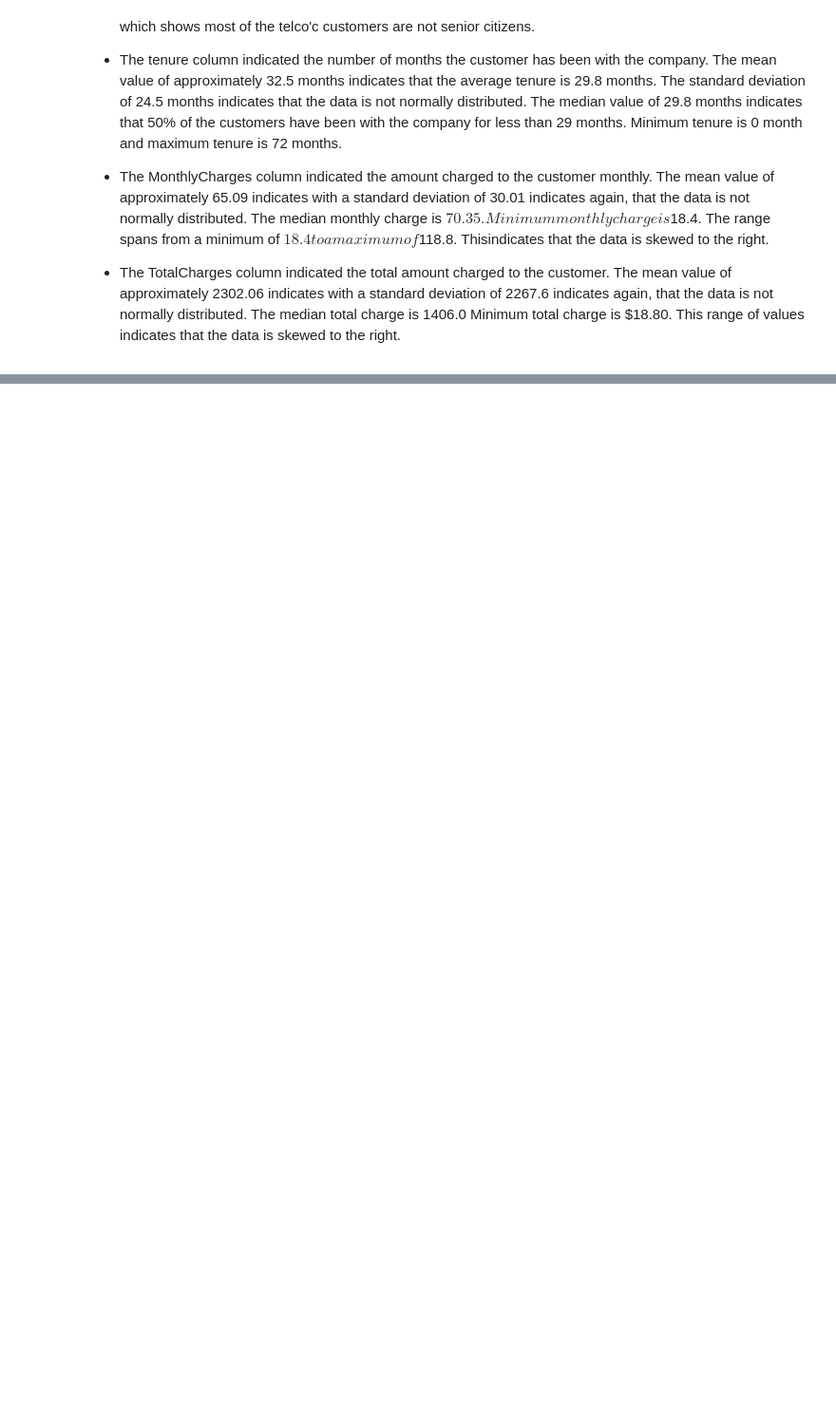
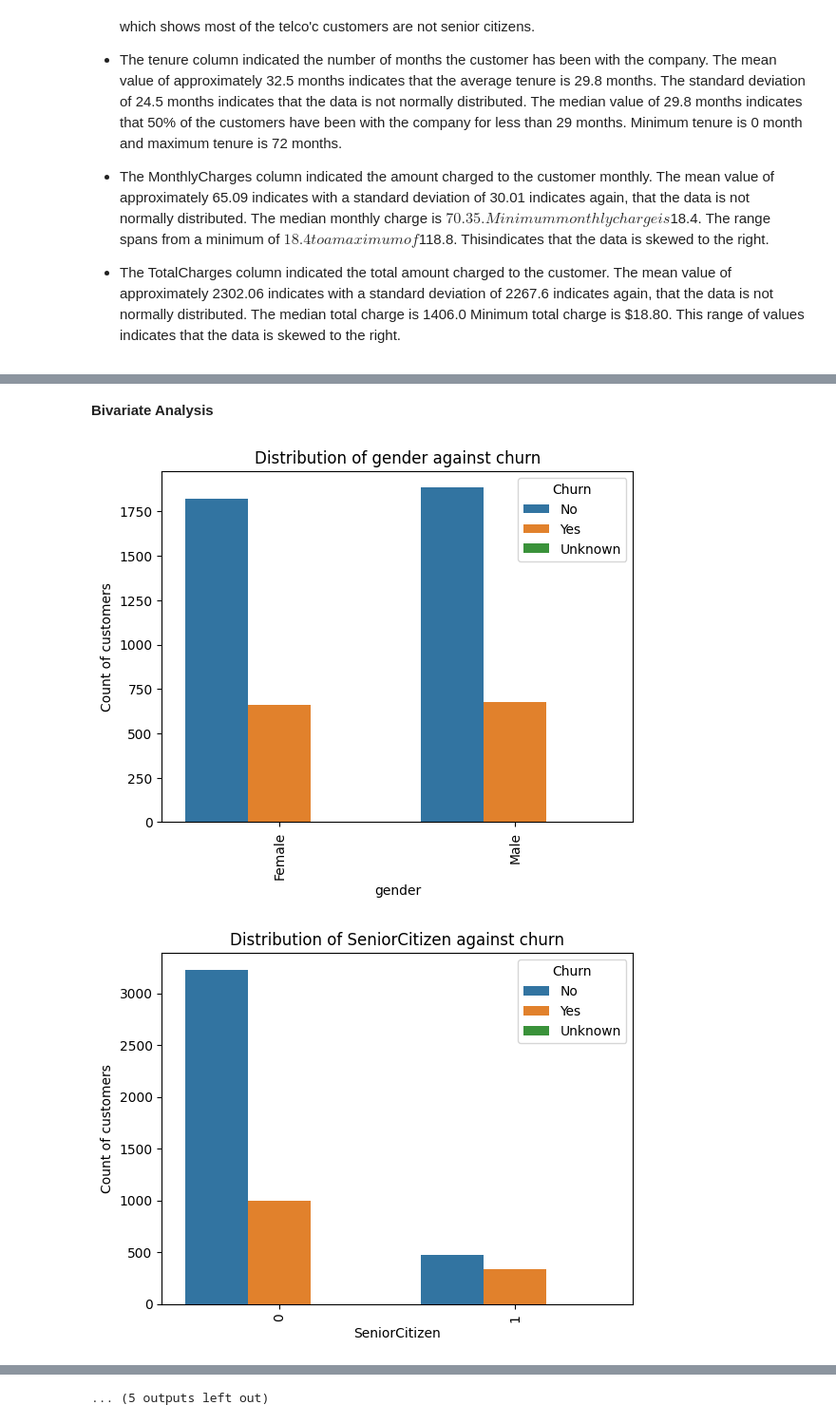
Before and after one commit to FUNMS/Customer-Churn-Analysis, a Jupyter notebook: notebooks/main.ipynb, the cells around one changed output, grey strips where cells are left out. Shown at 95% size. Drawn from its saved outputs; the diff is of its cells as text; code cells hidden in the pictures; blank space fills up the shorter version.

```diff
--- a/notebooks/main.ipynb
+++ b/notebooks/main.ipynb
@@ -563,0 +635,14 @@ train_data.describe(include='object').T
+# %% [markdown]
+**Bivariate Analysis**
+# %%
+# Distribution of categorical variables columns in train data set against churn
+for i, predictor in enumerate(train_data.drop(columns=['TotalCharges', 'MonthlyCharges', 'customerID', 'tenure']).columns):
+    plt.figure(i)
+    sns.countplot(data=train_data, x=predictor, hue='Churn')
+    plt.xticks(rotation=90)
+    plt.title(f'Distribution of {predictor} against churn')
+    plt.xlabel(f'{predictor}')
+    plt.ylabel('Count of customers')
+# %% [output]
+[figure, added]
+[figure, added]
@@ -563,0 +659 @@ train_data.describe(include='object').T
+... (5 outputs left out)
```
Also changed, not shown: parts of 12 cells of this notebook.
